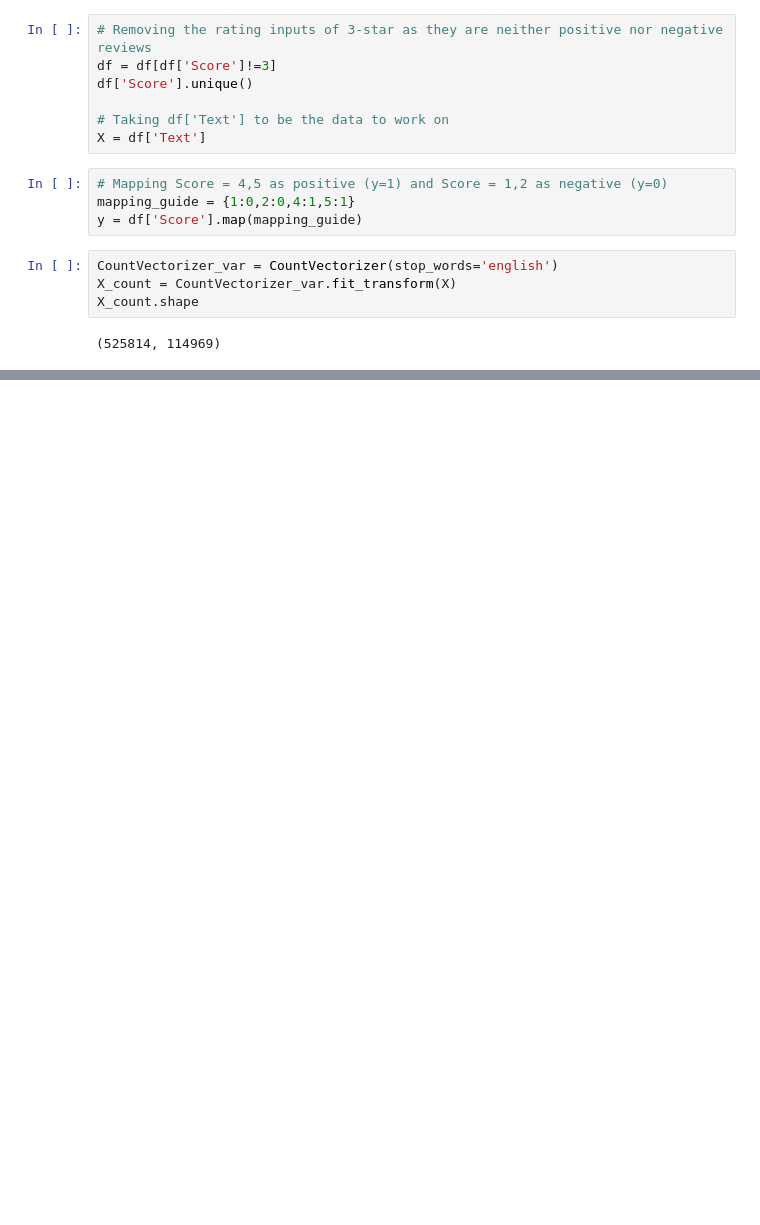
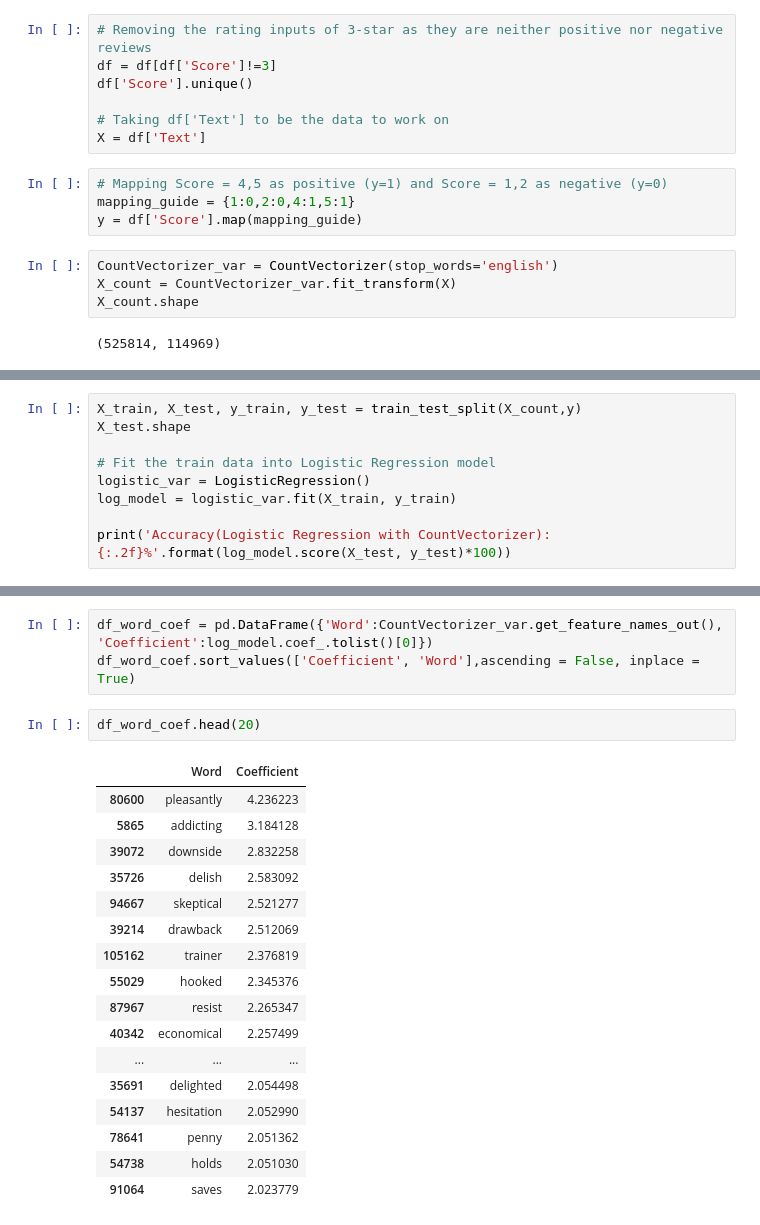
Before and after one commit to anna-jones/Amazon-Customer-Review-Analysis, a Jupyter notebook: code.ipynb, the cells around one changed output, grey strips where cells are left out. Drawn from its saved outputs; the diff is of its cells as text; blank space fills up the shorter version.

```diff
--- a/code.ipynb
+++ b/code.ipynb
@@ -119,0 +116,9 @@ X_test.shape
+# %%
+X_train, X_test, y_train, y_test = train_test_split(X_count,y)
+X_test.shape
+
+# Fit the train data into Logistic Regression model
+logistic_var = LogisticRegression()
+log_model = logistic_var.fit(X_train, y_train)
+
+print('Accuracy(Logistic Regression with CountVectorizer): {:.2f}%'.format(log_model.score(X_test, y_test)*100))
@@ -119,0 +134,23 @@ X_test.shape
+# %%
+df_word_coef = pd.DataFrame({'Word':CountVectorizer_var.get_feature_names_out(), 'Coefficient':log_model.coef_.tolist()[0]})
+df_word_coef.sort_values(['Coefficient', 'Word'],ascending = False, inplace = True)
+# %%
+df_word_coef.head(20)
+# %% [output]
+|  | Word | Coefficient |
+| 80600 | pleasantly | 4.236223 |
+| 5865 | addicting | 3.184128 |
+| 39072 | downside | 2.832258 |
+| 35726 | delish | 2.583092 |
+| 94667 | skeptical | 2.521277 |
+| 39214 | drawback | 2.512069 |
+| 105162 | trainer | 2.376819 |
+| 55029 | hooked | 2.345376 |
+| 87967 | resist | 2.265347 |
+| 40342 | economical | 2.257499 |
+| ... | ... | ... |
+| 35691 | delighted | 2.054498 |
+| 54137 | hesitation | 2.052990 |
+| 78641 | penny | 2.051362 |
+| 54738 | holds | 2.051030 |
+| 91064 | saves | 2.023779 |
```
Also changed, not shown: parts of 12 cells of this notebook, 1 other file.
